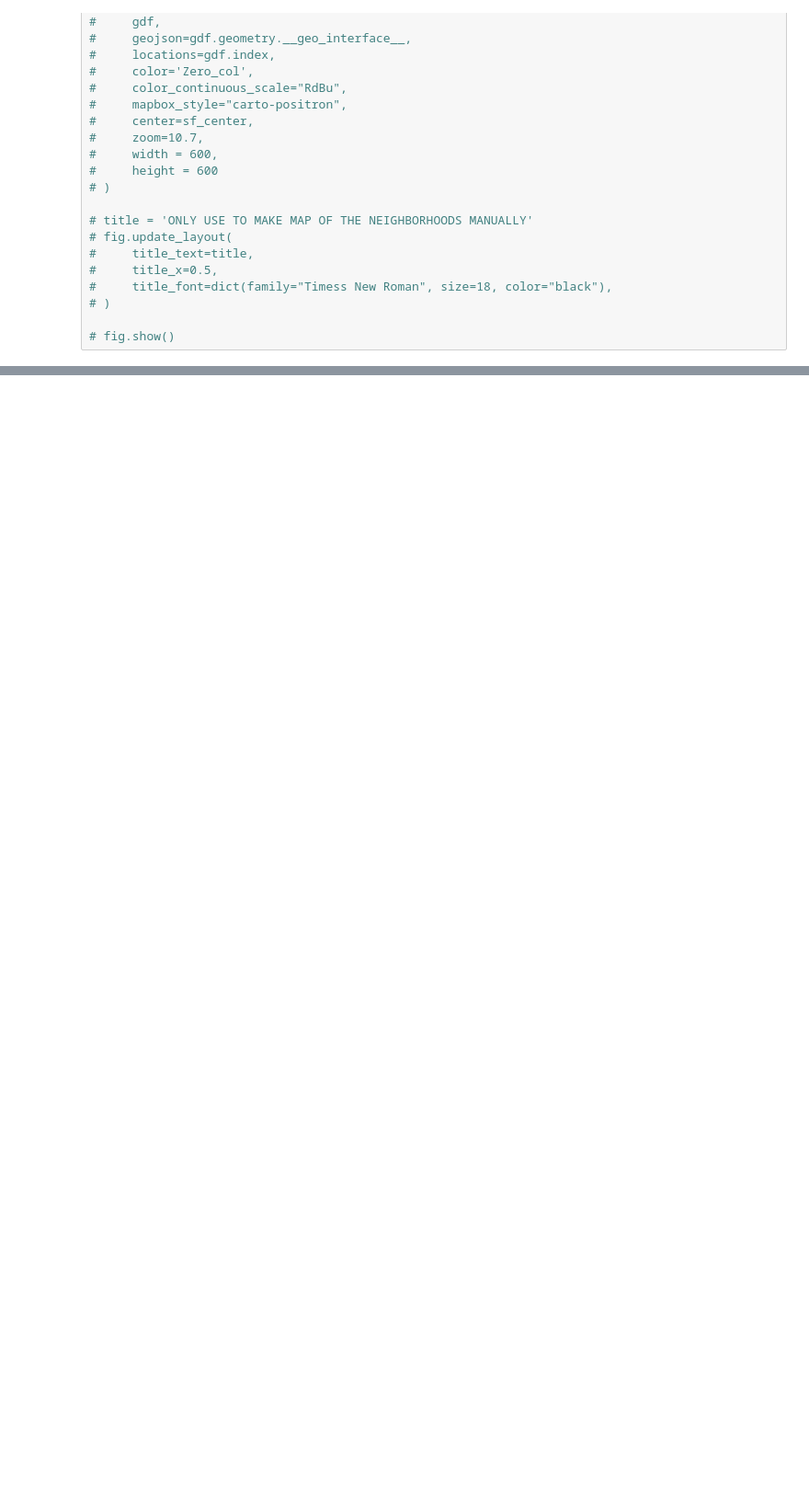
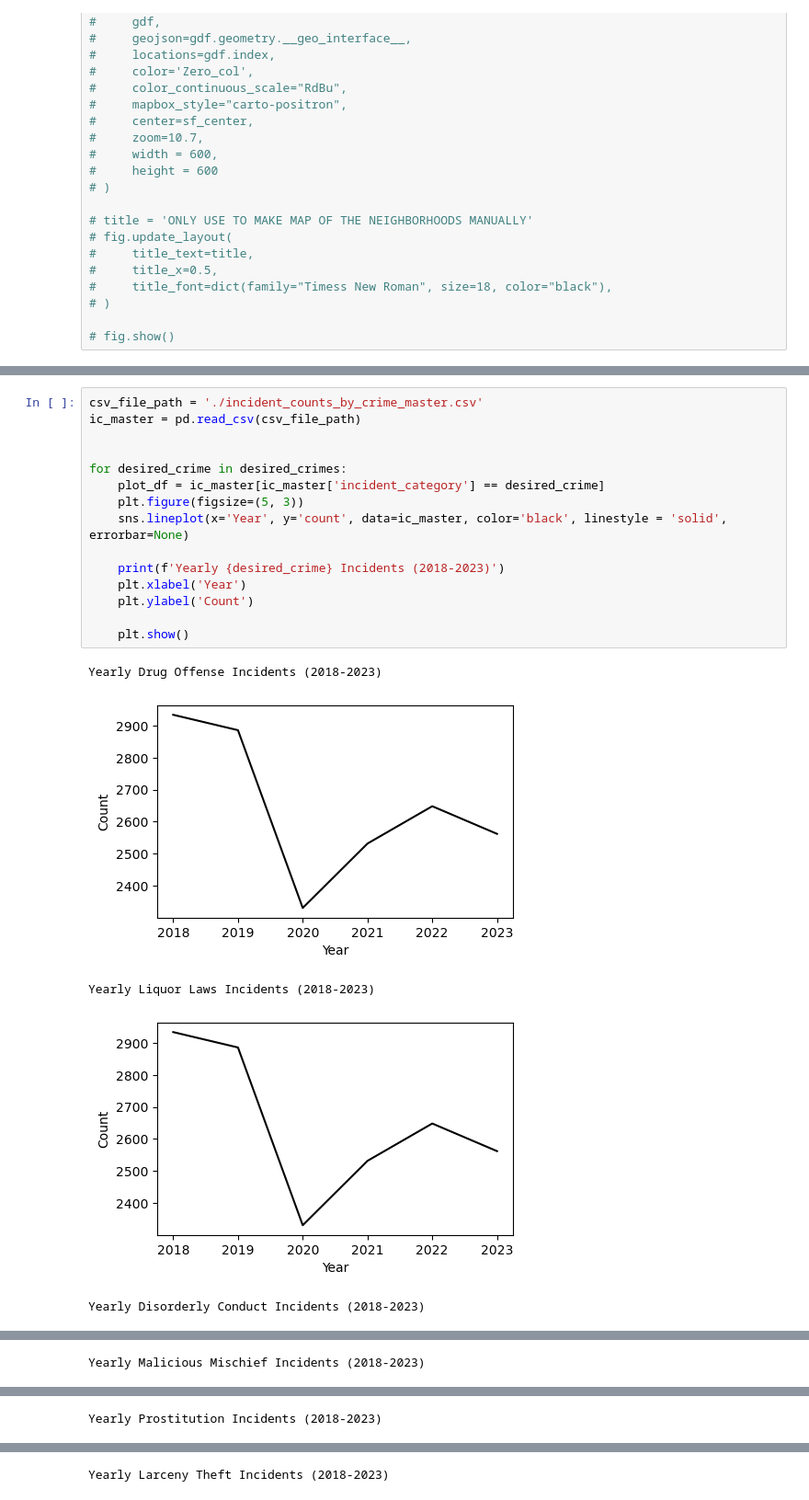
Before and after one commit to jgte29/ucbhonorsthesis2023-2024, a Jupyter notebook: Data_Analysis.ipynb, the cells around one changed output, grey strips where cells are left out. Shown at 92% size. Cells and saved outputs as stored; diff of their text form; blank space fills up the shorter version.

```diff
--- a/Data_Analysis.ipynb
+++ b/Data_Analysis.ipynb
@@ -2304,0 +2321,21 @@ desired_crimes = ['Drug Offense', 'Liquor Laws', 'Disorderly Conduct', 'Maliciou
+# %%
+csv_file_path = './incident_counts_by_crime_master.csv'
+ic_master = pd.read_csv(csv_file_path)
+
+
+for desired_crime in desired_crimes:
+    plot_df = ic_master[ic_master['incident_category'] == desired_crime]
+    plt.figure(figsize=(5, 3))
+    sns.lineplot(x='Year', y='count', data=ic_master, color='black', linestyle = 'solid', errorbar=None)
+
+    print(f'Yearly {desired_crime} Incidents (2018-2023)')
+    plt.xlabel('Year')
+    plt.ylabel('Count')
+
+    plt.show()
+# %% [output]
+Yearly Drug Offense Incidents (2018-2023)
+[figure, added]
+Yearly Liquor Laws Incidents (2018-2023)
+[figure, added]
+Yearly Disorderly Conduct Incidents (2018-2023)
@@ -2304,0 +2343 @@ desired_crimes = ['Drug Offense', 'Liquor Laws', 'Disorderly Conduct', 'Maliciou
+Yearly Malicious Mischief Incidents (2018-2023)
@@ -2304,0 +2345 @@ desired_crimes = ['Drug Offense', 'Liquor Laws', 'Disorderly Conduct', 'Maliciou
+Yearly Prostitution Incidents (2018-2023)
@@ -2304,0 +2347 @@ desired_crimes = ['Drug Offense', 'Liquor Laws', 'Disorderly Conduct', 'Maliciou
+Yearly Larceny Theft Incidents (2018-2023)
```
Also changed, not shown: parts of 5 cells of this notebook.
